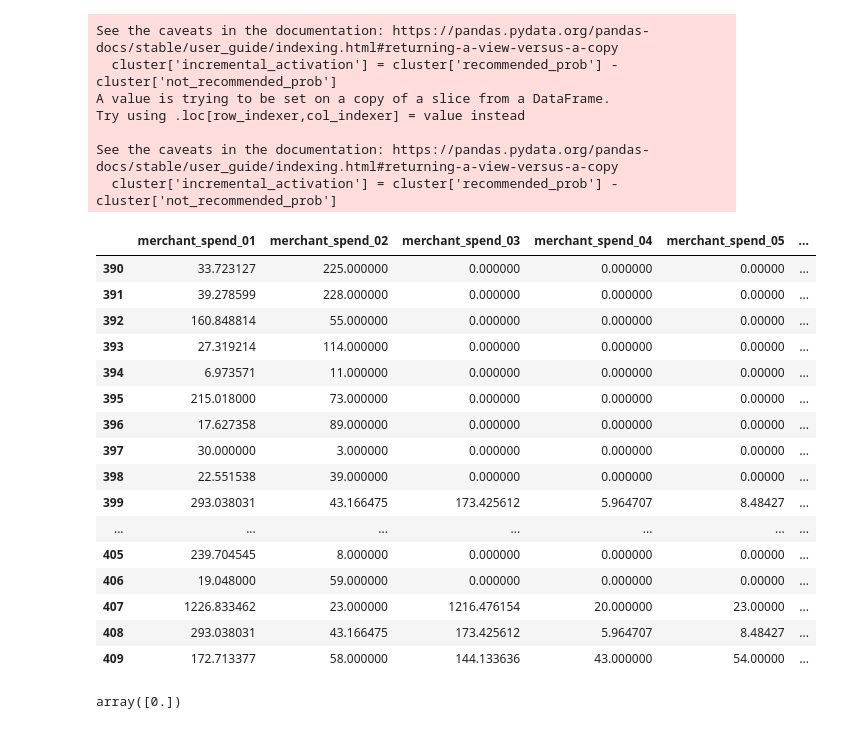
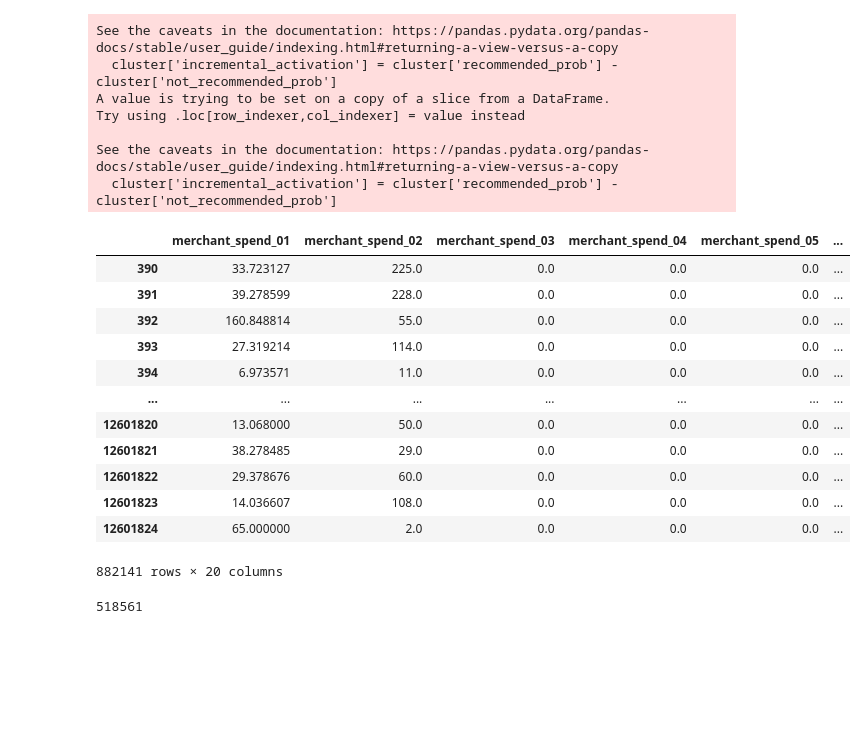
Before and after one commit to ItsEyan/Amex-Hackathon, a Jupyter notebook: eval.ipynb, the cells around one changed output. Drawn from its saved outputs; the diff is of its cells as text; code cells hidden in the pictures; blank space fills up the shorter version.

Commit message:
update incremental activation

```diff
--- a/eval.ipynb
+++ b/eval.ipynb
@@ -228,26 +230,22 @@ Try using .loc[row_indexer,col_indexer] = value instead
 See the caveats in the documentation: https://pandas.pydata.org/pandas-docs/stable/user_guide/indexing.html#returning-a-view-versus-a-copy
   cluster['incremental_activation'] = cluster['recommended_prob'] - cluster['not_recommended_prob']
 # %%
-clustered_df[2].head(20)
+clustered_df[2]
 # %% [output]
 |  | merchant_spend_01 | merchant_spend_02 | merchant_spend_03 | merchant_spend_04 | merchant_spend_05 | ... |
-| 390 | 33.723127 | 225.000000 | 0.000000 | 0.000000 | 0.00000 | ... |
-| 391 | 39.278599 | 228.000000 | 0.000000 | 0.000000 | 0.00000 | ... |
-| 392 | 160.848814 | 55.000000 | 0.000000 | 0.000000 | 0.00000 | ... |
-| 393 | 27.319214 | 114.000000 | 0.000000 | 0.000000 | 0.00000 | ... |
-| 394 | 6.973571 | 11.000000 | 0.000000 | 0.000000 | 0.00000 | ... |
-| 395 | 215.018000 | 73.000000 | 0.000000 | 0.000000 | 0.00000 | ... |
-| 396 | 17.627358 | 89.000000 | 0.000000 | 0.000000 | 0.00000 | ... |
-| 397 | 30.000000 | 3.000000 | 0.000000 | 0.000000 | 0.00000 | ... |
-| 398 | 22.551538 | 39.000000 | 0.000000 | 0.000000 | 0.00000 | ... |
-| 399 | 293.038031 | 43.166475 | 173.425612 | 5.964707 | 8.48427 | ... |
+| 390 | 33.723127 | 225.0 | 0.0 | 0.0 | 0.0 | ... |
+| 391 | 39.278599 | 228.0 | 0.0 | 0.0 | 0.0 | ... |
+| 392 | 160.848814 | 55.0 | 0.0 | 0.0 | 0.0 | ... |
+| 393 | 27.319214 | 114.0 | 0.0 | 0.0 | 0.0 | ... |
+| 394 | 6.973571 | 11.0 | 0.0 | 0.0 | 0.0 | ... |
 | ... | ... | ... | ... | ... | ... | ... |
-| 405 | 239.704545 | 8.000000 | 0.000000 | 0.000000 | 0.00000 | ... |
-| 406 | 19.048000 | 59.000000 | 0.000000 | 0.000000 | 0.00000 | ... |
-| 407 | 1226.833462 | 23.000000 | 1216.476154 | 20.000000 | 23.00000 | ... |
-| 408 | 293.038031 | 43.166475 | 173.425612 | 5.964707 | 8.48427 | ... |
-| 409 | 172.713377 | 58.000000 | 144.133636 | 43.000000 | 54.00000 | ... |
+| 12601820 | 13.068000 | 50.0 | 0.0 | 0.0 | 0.0 | ... |
+| 12601821 | 38.278485 | 29.0 | 0.0 | 0.0 | 0.0 | ... |
+| 12601822 | 29.378676 | 60.0 | 0.0 | 0.0 | 0.0 | ... |
+| 12601823 | 14.036607 | 108.0 | 0.0 | 0.0 | 0.0 | ... |
+| 12601824 | 65.000000 | 2.0 | 0.0 | 0.0 | 0.0 | ... |
+882141 rows × 20 columns
 # %%
-clustered_df[2]['incremental_activation'].unique()
+clustered_df[2]['incremental_activation'].nunique()
 # %% [output]
-array([0.])
+518561
```
Also changed, not shown: parts of 9 cells of this notebook, 2 other files.
